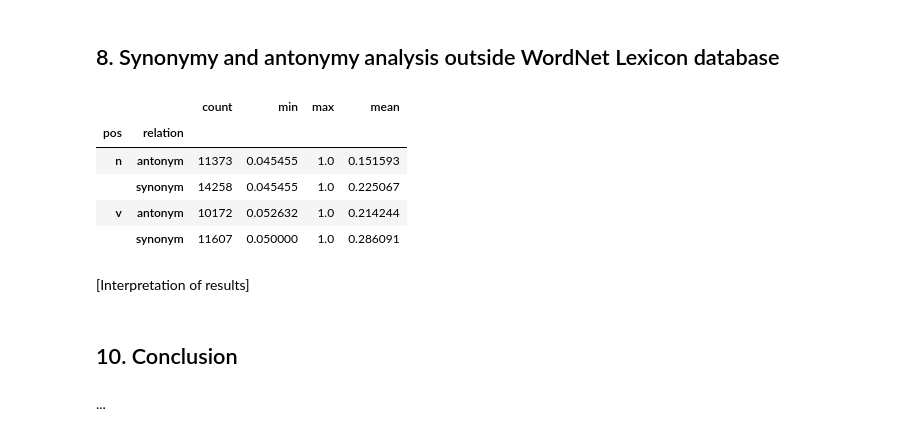
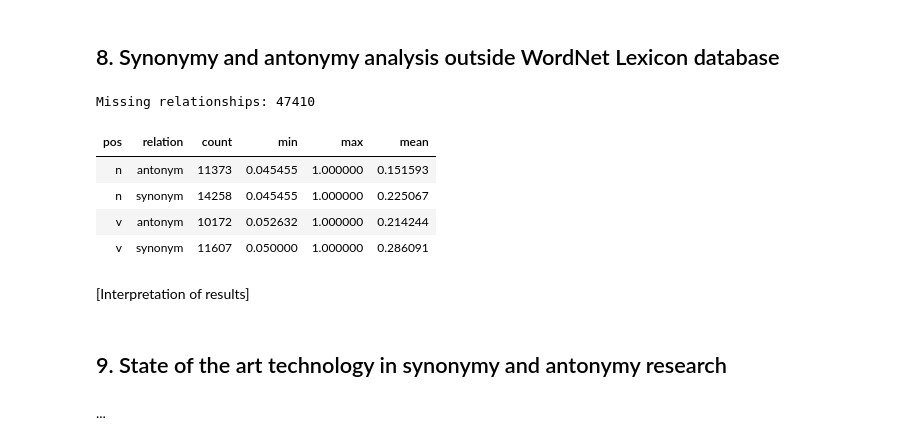
Before and after one commit to Eemeliky/NLP_Project_2026, a Jupyter notebook: NLP_project_2026.ipynb, the cells around one changed output. Cells and saved outputs as stored; diff of their text form; code cells hidden in the pictures.

```diff
--- a/NLP_project_2026.ipynb
+++ b/NLP_project_2026.ipynb
@@ -282,7 +282,7 @@ for pos in POS_TAGS:
     })
 
 df_hypernyms_syn = pd.DataFrame(results)
-display(df_hypernyms_syn)
+display(df_hypernyms_syn.style.hide(axis="index"))
 
 ax = df_hypernyms_syn.plot.bar(
     x="pos",
@@ -292,6 +292,8 @@ ax = df_hypernyms_syn.plot.bar(
     edgecolor="black",
     rot=0
 )
+for bar, pos in zip(ax.patches, df_hypernyms_syn["pos"]):
+    bar.set_facecolor(COLORS[("synonym", wn.NOUN if pos == "Noun" else wn.VERB)])
 
 ax.set_title("Synonym pairs sharing a hypernym")
 ax.set_xlabel("Part of speech")
@@ -336,7 +338,7 @@ for pos in POS_TAGS:
     })
 
 df_hypernyms_ant = pd.DataFrame(results)
-display(df_hypernyms_ant)
+display(df_hypernyms_ant.style.hide(axis="index"))
 
 ax = df_hypernyms_ant.plot.bar(
     x="pos",
@@ -346,6 +348,8 @@ ax = df_hypernyms_ant.plot.bar(
     edgecolor="black",
     rot=0
 )
+for bar, pos in zip(ax.patches, df_hypernyms_ant["pos"]):
+    bar.set_facecolor(COLORS[("antonym", wn.NOUN if pos == "Noun" else wn.VERB)])
 
 ax.set_title("Antonym pairs sharing a hypernym")
 ax.set_xlabel("Part of speech")
@@ -518,6 +522,7 @@ def plot_min_max_for_group(df_group, coords, pos, relation):
     plt.grid(True, alpha=0.3)
     plt.tight_layout()
     plt.show()
+    print()
 
 for pos in ["n", "v"]:
     for relation in ["synonym", "antonym"]:
@@ -525,7 +530,7 @@ for pos in ["n", "v"]:
             (df_minmax_2d_dists["pos"] == pos) &
             (df_minmax_2d_dists["relation"] == relation)
         ]
-        display(group)
+        display(group.style.hide(axis="index"))
         if not group.empty:
             plot_min_max_for_group(group, word_coordinates_2d, pos, relation)
 # %% [output]
@@ -630,44 +641,45 @@ for relation, pairs in [("synonym", syn_pairs), ("antonym", ant_pairs)]:
     for word1, word2 in pairs:
         for pos in POS_TAGS:
 
             # Both words must have this part of speech
             if not wn.synsets(word1, pos=pos):
                 continue
 
             if not wn.synsets(word2, pos=pos):
                 continue
 
             key = (pos, relation, word1, word2)
 
             # Keep only relationships missing from WordNet Lexicon dataframe
             if key in wn_pairs:
                 continue
 
             score = word_similarity(word1, word2, pos)
 
             results.append({
                 "relation": relation,
                 "pos": pos,
                 "word1": word1,
                 "word2": word2,
                 "similarity": score
             })
             wn_pairs.add(key)
 
 df_gutenberg = pd.DataFrame(results)
 print("Missing relationships:", len(df_gutenberg))
-statistics = (df_gutenberg.groupby(["pos", "relation"])["similarity"].agg(["count", "min", "max", "mean"]))
-display(statistics)
+statistics = (df_gutenberg.groupby(["pos", "relation"])["similarity"]
+              .agg(["count", "min", "max", "mean"]).reset_index())
+display(statistics.style.hide(axis="index"))
 # %% [output]
+Missing relationships: 47410
-|  |  | count | min | max | mean |
-| pos | relation |  |  |  |  |
-| n | antonym | 11373 | 0.045455 | 1.0 | 0.151593 |
-|  | synonym | 14258 | 0.045455 | 1.0 | 0.225067 |
-| v | antonym | 10172 | 0.052632 | 1.0 | 0.214244 |
-|  | synonym | 11607 | 0.050000 | 1.0 | 0.286091 |
+| pos | relation | count | min | max | mean |
+| n | antonym | 11373 | 0.045455 | 1.000000 | 0.151593 |
+| n | synonym | 14258 | 0.045455 | 1.000000 | 0.225067 |
+| v | antonym | 10172 | 0.052632 | 1.000000 | 0.214244 |
+| v | synonym | 11607 | 0.050000 | 1.000000 | 0.286091 |
 # %% [markdown]
 [Interpretation of results]
 # %% [markdown]
-## 10. Conclusion
+## 9. State of the art technology in synonymy and antonymy research
 # %% [markdown]
 ...
```
Also changed, not shown: parts of 5 cells of this notebook.
